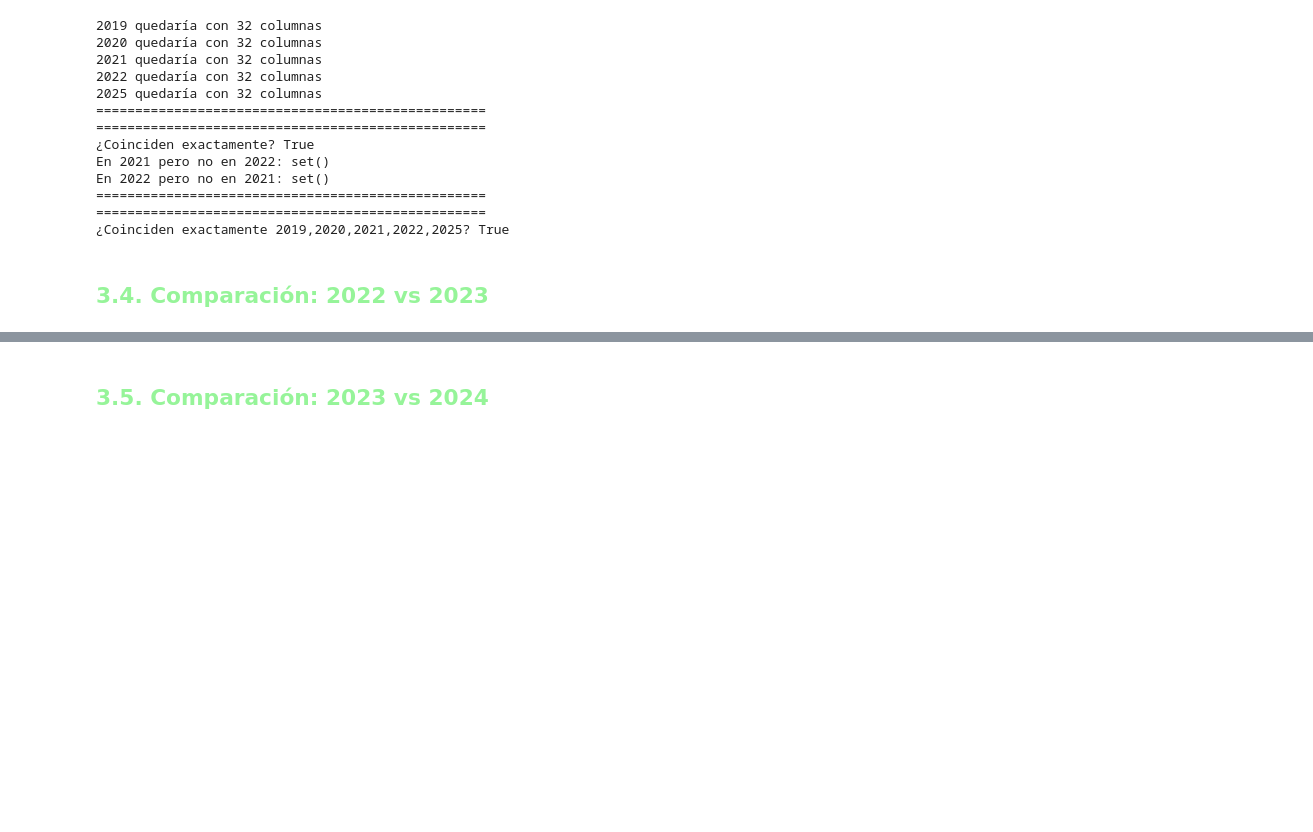
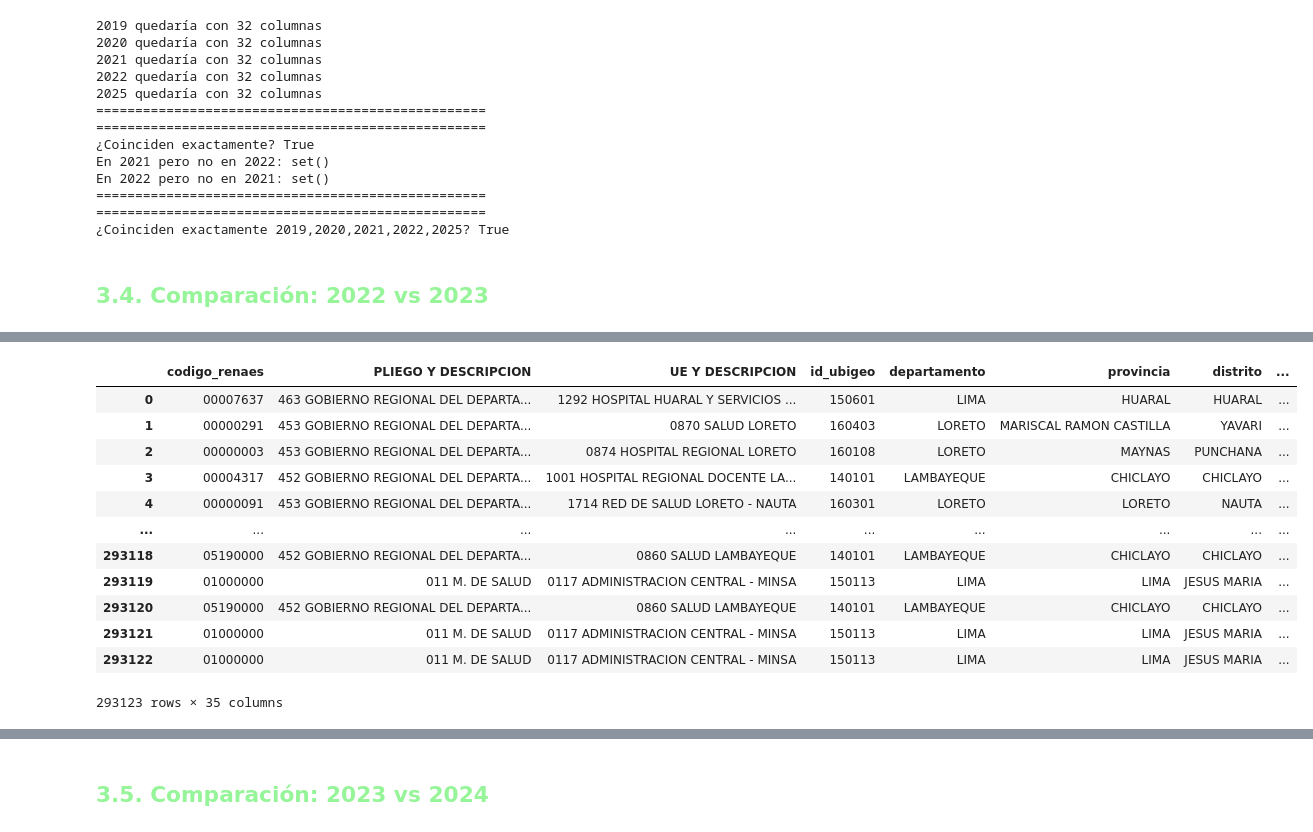
Before and after one commit to nadia0207/minsa-rrhh-analytics, a Jupyter notebook: notebooks/01_comparacion_columnas.ipynb, the cells around one changed output, grey strips where cells are left out. Saved outputs shown, nothing was run; the diff lists cells and outputs as text; code cells hidden in the pictures; blank space fills up the shorter version.

```diff
--- a/notebooks/01_comparacion_columnas.ipynb
+++ b/notebooks/01_comparacion_columnas.ipynb
@@ -84,7 +84,7 @@ def cargar_dataframe_limpio(anio, config_archivos):
     dtypes_dict = {
         'REANES FINAL': str, 'RENAES': str, 'codigo_renaes': str,
         'id_cargo': str, 'id_cargo_recod': str, 'CODCARGO': str,
-        'UBIGEO': str
+        'UBIGEO': str, 'id_ubigeo': str
     }
 
     df = pd.read_excel(ruta, header=header_row, dtype=dtypes_dict)
@@ -1242,0 +1273,20 @@ En 2022 pero no en 2021: set()
+# %%
+# 2. Cargar DataFrame 2023 para poder analizar los valores internos
+
+df_2023 = cargar_dataframe_limpio(2023, archivos)
+# %%
+df_2023
+# %% [output]
+|  | codigo_renaes | PLIEGO Y DESCRIPCION | UE Y DESCRIPCION | id_ubigeo | departamento | provincia | distrito | ... |
+| 0 | 00007637 | 463 GOBIERNO REGIONAL DEL DEPARTA... | 1292 HOSPITAL HUARAL Y SERVICIOS ... | 150601 | LIMA | HUARAL | HUARAL | ... |
+| 1 | 00000291 | 453 GOBIERNO REGIONAL DEL DEPARTA... | 0870 SALUD LORETO | 160403 | LORETO | MARISCAL RAMON CASTILLA | YAVARI | ... |
+| 2 | 00000003 | 453 GOBIERNO REGIONAL DEL DEPARTA... | 0874 HOSPITAL REGIONAL LORETO | 160108 | LORETO | MAYNAS | PUNCHANA | ... |
+| 3 | 00004317 | 452 GOBIERNO REGIONAL DEL DEPARTA... | 1001 HOSPITAL REGIONAL DOCENTE LA... | 140101 | LAMBAYEQUE | CHICLAYO | CHICLAYO | ... |
+| 4 | 00000091 | 453 GOBIERNO REGIONAL DEL DEPARTA... | 1714 RED DE SALUD LORETO - NAUTA | 160301 | LORETO | LORETO | NAUTA | ... |
+| ... | ... | ... | ... | ... | ... | ... | ... | ... |
+| 293118 | 05190000 | 452 GOBIERNO REGIONAL DEL DEPARTA... | 0860 SALUD LAMBAYEQUE | 140101 | LAMBAYEQUE | CHICLAYO | CHICLAYO | ... |
+| 293119 | 01000000 | 011 M. DE SALUD | 0117 ADMINISTRACION CENTRAL - MINSA | 150113 | LIMA | LIMA | JESUS MARIA | ... |
+| 293120 | 05190000 | 452 GOBIERNO REGIONAL DEL DEPARTA... | 0860 SALUD LAMBAYEQUE | 140101 | LAMBAYEQUE | CHICLAYO | CHICLAYO | ... |
+| 293121 | 01000000 | 011 M. DE SALUD | 0117 ADMINISTRACION CENTRAL - MINSA | 150113 | LIMA | LIMA | JESUS MARIA | ... |
+| 293122 | 01000000 | 011 M. DE SALUD | 0117 ADMINISTRACION CENTRAL - MINSA | 150113 | LIMA | LIMA | JESUS MARIA | ... |
+293123 rows × 35 columns
```
Also changed, not shown: parts of 12 cells of this notebook.
